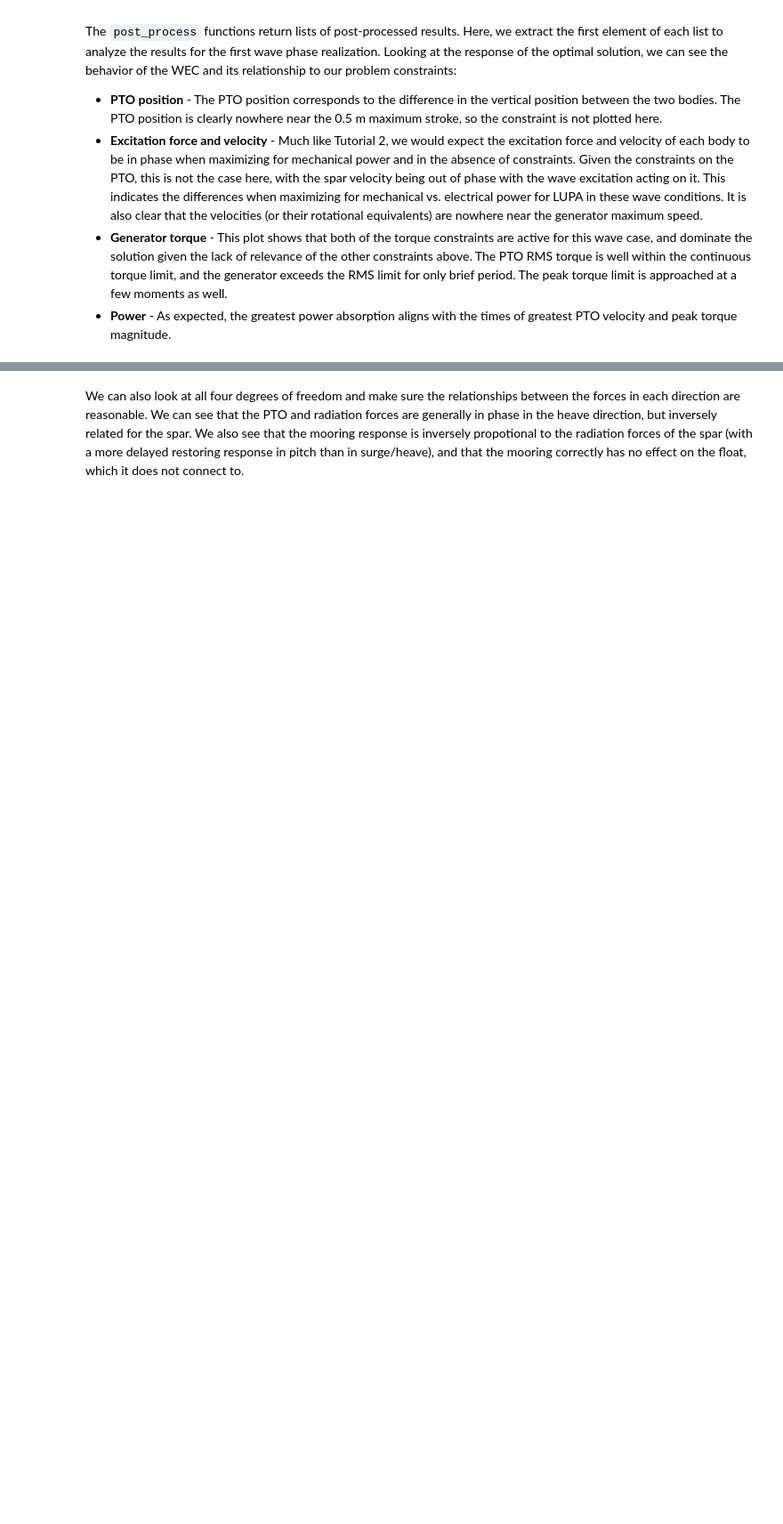
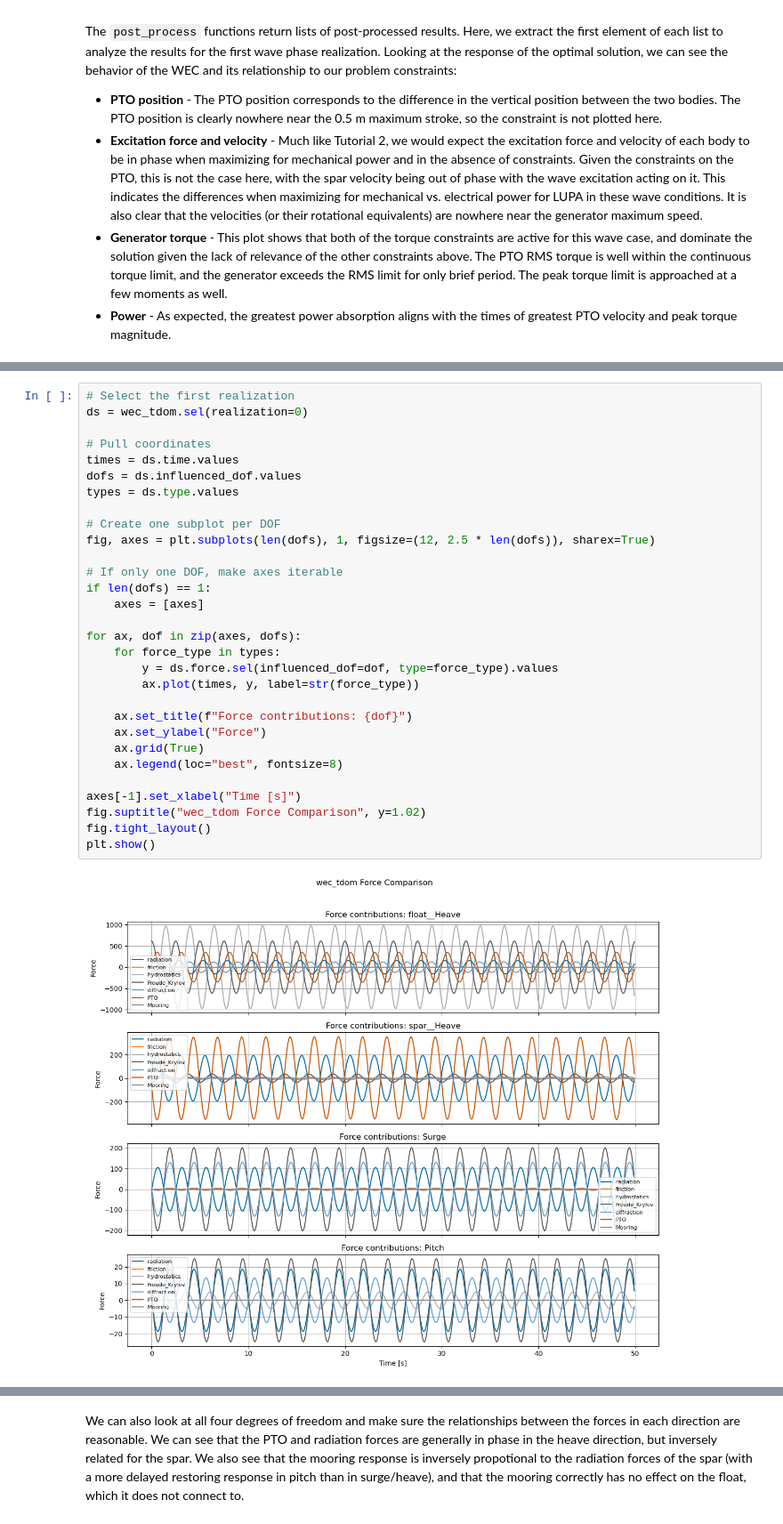
Before and after one commit to jtgrasb/WecOptTool, a Jupyter notebook: examples/tutorial_3_LUPA.ipynb, the cells around one changed output, grey strips where cells are left out. Shown at 89% size. Cells and saved outputs as stored; diff of their text form; blank space fills up the shorter version.

```diff
--- a/examples/tutorial_3_LUPA.ipynb
+++ b/examples/tutorial_3_LUPA.ipynb
@@ -946,3 +979,35 @@ The peak torque limit is approached at a few moments as well.
+# %%
+# Select the first realization
+ds = wec_tdom.sel(realization=0)
+
+# Pull coordinates
+times = ds.time.values
+dofs = ds.influenced_dof.values
+types = ds.type.values
+
+# Create one subplot per DOF
+fig, axes = plt.subplots(len(dofs), 1, figsize=(12, 2.5 * len(dofs)), sharex=True)
+
+# If only one DOF, make axes iterable
+if len(dofs) == 1:
+    axes = [axes]
+
+for ax, dof in zip(axes, dofs):
+    for force_type in types:
+        y = ds.force.sel(influenced_dof=dof, type=force_type).values
+        ax.plot(times, y, label=str(force_type))
+
+    ax.set_title(f"Force contributions: {dof}")
+    ax.set_ylabel("Force")
+    ax.grid(True)
+    ax.legend(loc="best", fontsize=8)
+
+axes[-1].set_xlabel("Time [s]")
+fig.suptitle("wec_tdom Force Comparison", y=1.02)
+fig.tight_layout()
+plt.show()
+# %% [output]
+[figure, added]
 # %%
 fig_res1, ax_res1 = plt.subplots(nrows=4, sharex=True, figsize=(8, 10))
 
```
Also changed, not shown: parts of 6 cells of this notebook, 17 other files.
